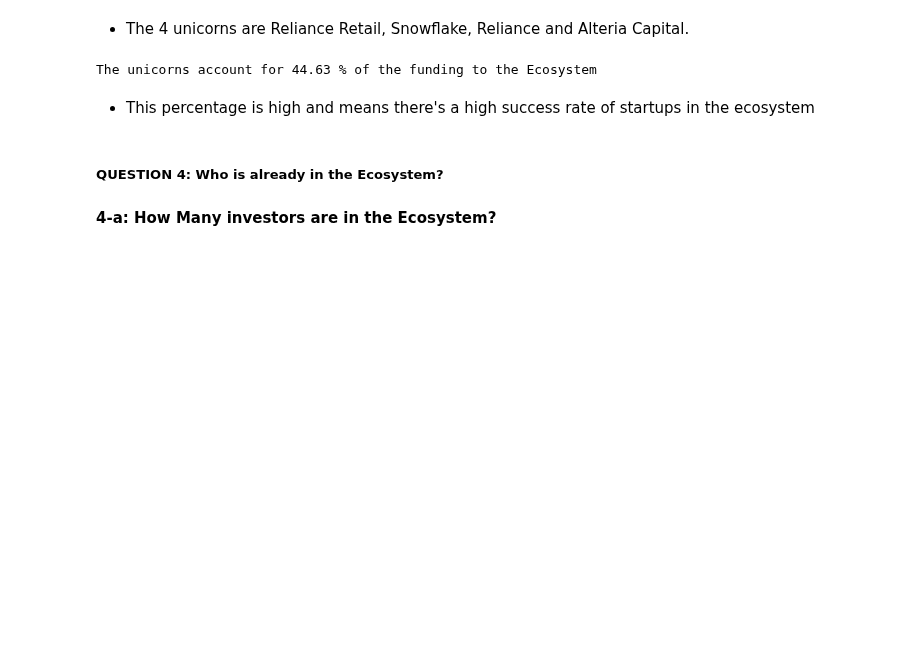
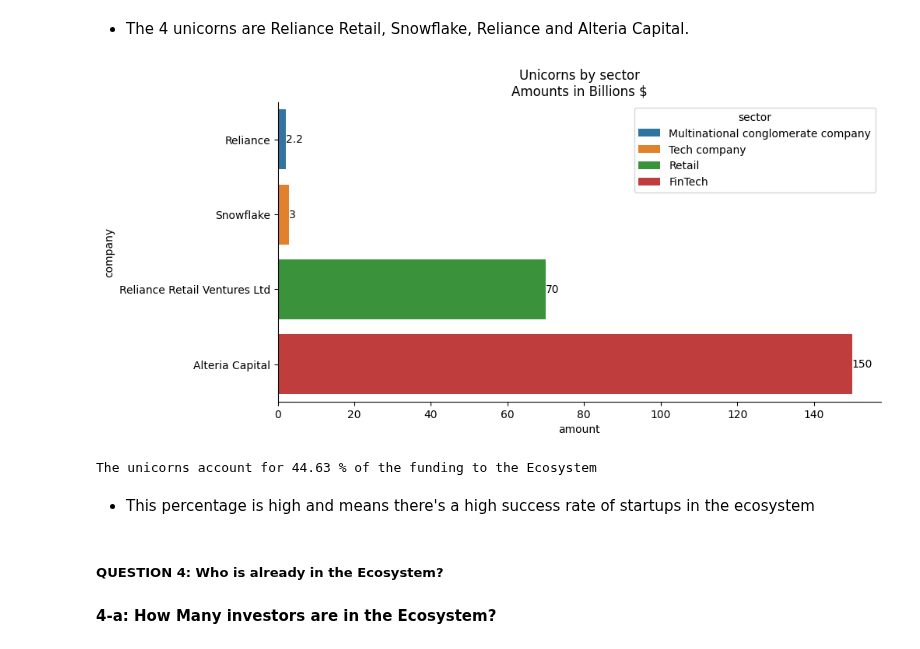
Before and after one commit to Rama-Mwenda/Indian_Ecosystem_Analysis, a Jupyter notebook: Analysis_Notebook.ipynb, the cells around one changed output. Drawn from its saved outputs; the diff is of its cells as text; code cells hidden in the pictures; blank space fills up the shorter version.

Commit message:
adding plots to unicorns question

```diff
--- a/Analysis_Notebook.ipynb
+++ b/Analysis_Notebook.ipynb
@@ -2227,7 +2226,8 @@ print(f"There are {comb_df['amount'][comb_df['amount'] > 1000000000].count()} un
 There are 4 unicorns in the Ecosystem.
 # %%
 #Checking the unicorns
-comb_df[comb_df['amount'] > 1000000000]
+unicorns = comb_df[comb_df['amount'] > 1000000000]
+unicorns
 # %% [output]
 |  | company | sector | amount | description | year | stage | location | founded | founders | investor |
 | 280 | Reliance Retail Ventures Ltd | Retail | 70000000000.00 | Reliance Retail offers online sho... | 2020 | Unknown | Mumbai | 2006.00 | Mukesh Ambani | Silver Lake, Mubadala Investment ... |
@@ -2237,5 +2237,19 @@ comb_df[comb_df['amount'] > 1000000000]
 # %% [markdown]
 * The 4 unicorns are Reliance Retail, Snowflake, Reliance and Alteria Capital.
+# %%
+#plotting the unicorns in their sectors
+unicorns['amount'] = unicorns['amount'] / 1000000000 #dividing by 1Billion for readability
+unicorns = unicorns.sort_values('amount').reset_index() #setting the amount as index for ordering
+# %%
+plt.figure(figsize=(10,5))
+ax = sns.barplot(data=unicorns, y='company', x='amount', hue='sector')
+sns.despine(left=False, bottom=False) #removing right and top borders
+for i in ax.containers:
+      ax.bar_label(i,) #adding bar labels
+plt.title(f'Unicorns by sector\nAmounts in Billions $')
+plt.show()
+# %% [output]
+[figure, added]
 # %%
 #checking how much they contribute to the value of the Ecosystem
 #unicorn funding
```
Also changed, not shown: parts of 11 cells of this notebook.
